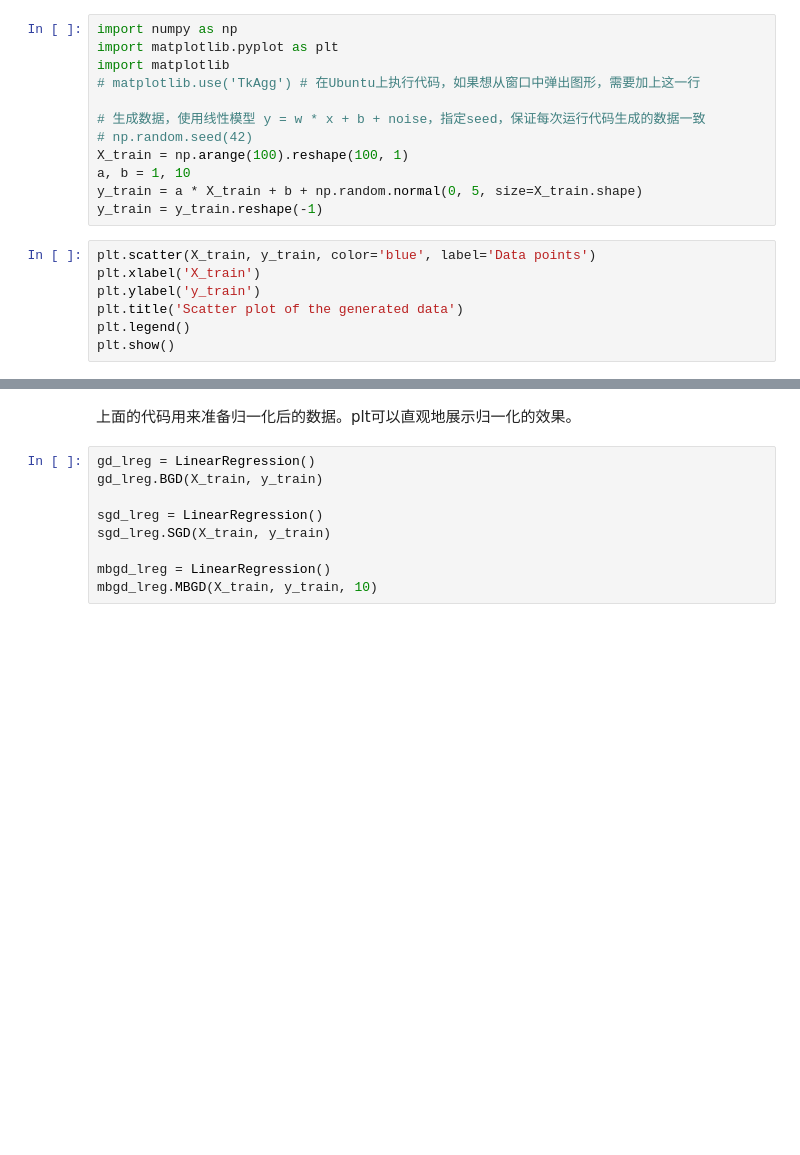
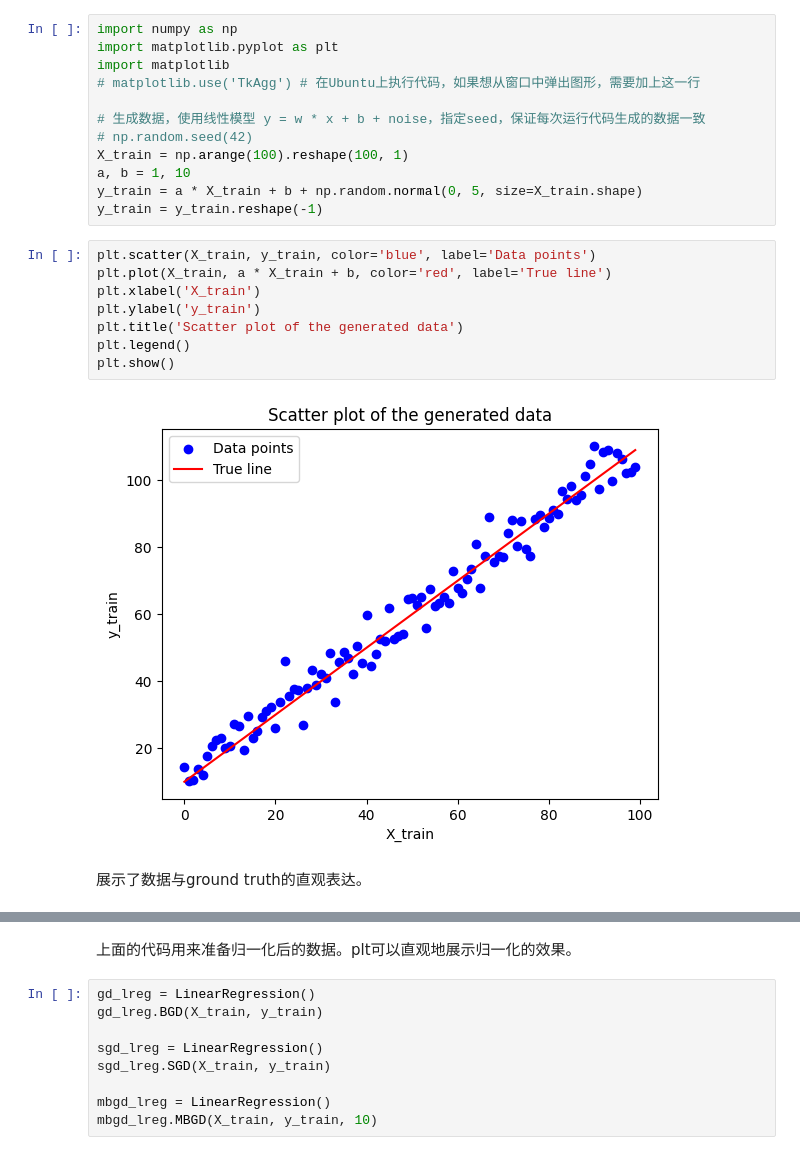
Before and after one commit to ziyuanLi-alex/sdm274, a Jupyter notebook: assgn02_linreg/matrix.ipynb, the cells around one changed output, grey strips where cells are left out. Saved outputs shown, nothing was run; the diff lists cells and outputs as text; blank space fills up the shorter version.

```diff
--- a/assgn02_linreg/matrix.ipynb
+++ b/assgn02_linreg/matrix.ipynb
@@ -12,11 +12,16 @@ y_train = a * X_train + b + np.random.normal(0, 5, size=X_train.shape)
 y_train = y_train.reshape(-1)
 # %%
 plt.scatter(X_train, y_train, color='blue', label='Data points')
+plt.plot(X_train, a * X_train + b, color='red', label='True line')
 plt.xlabel('X_train')
 plt.ylabel('y_train')
 plt.title('Scatter plot of the generated data')
 plt.legend()
 plt.show()
+# %% [output]
+[figure, added]
+# %% [markdown]
+展示了数据与ground truth的直观表达。
 # %%
 class LinearRegression():
 
```
Also changed, not shown: parts of 14 cells of this notebook.
